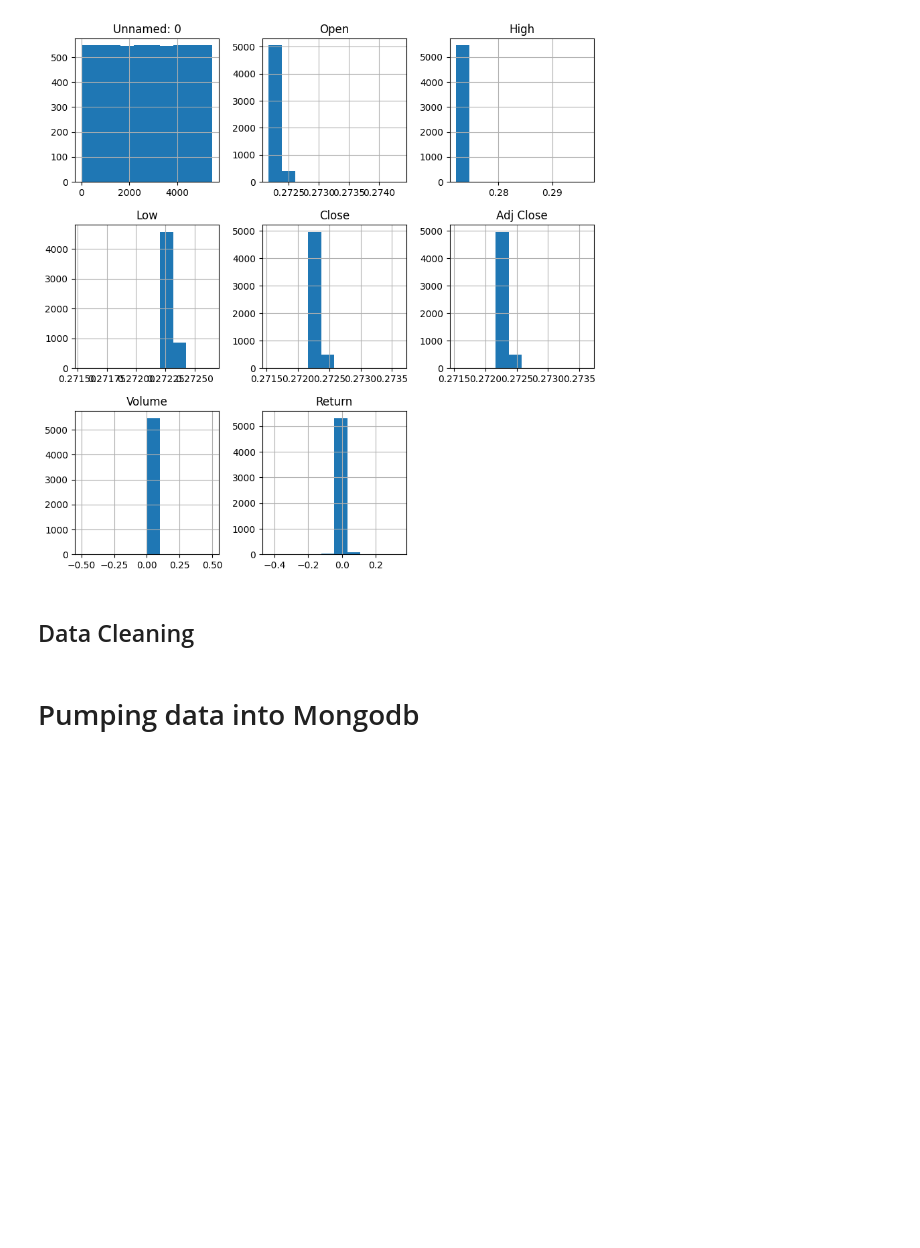
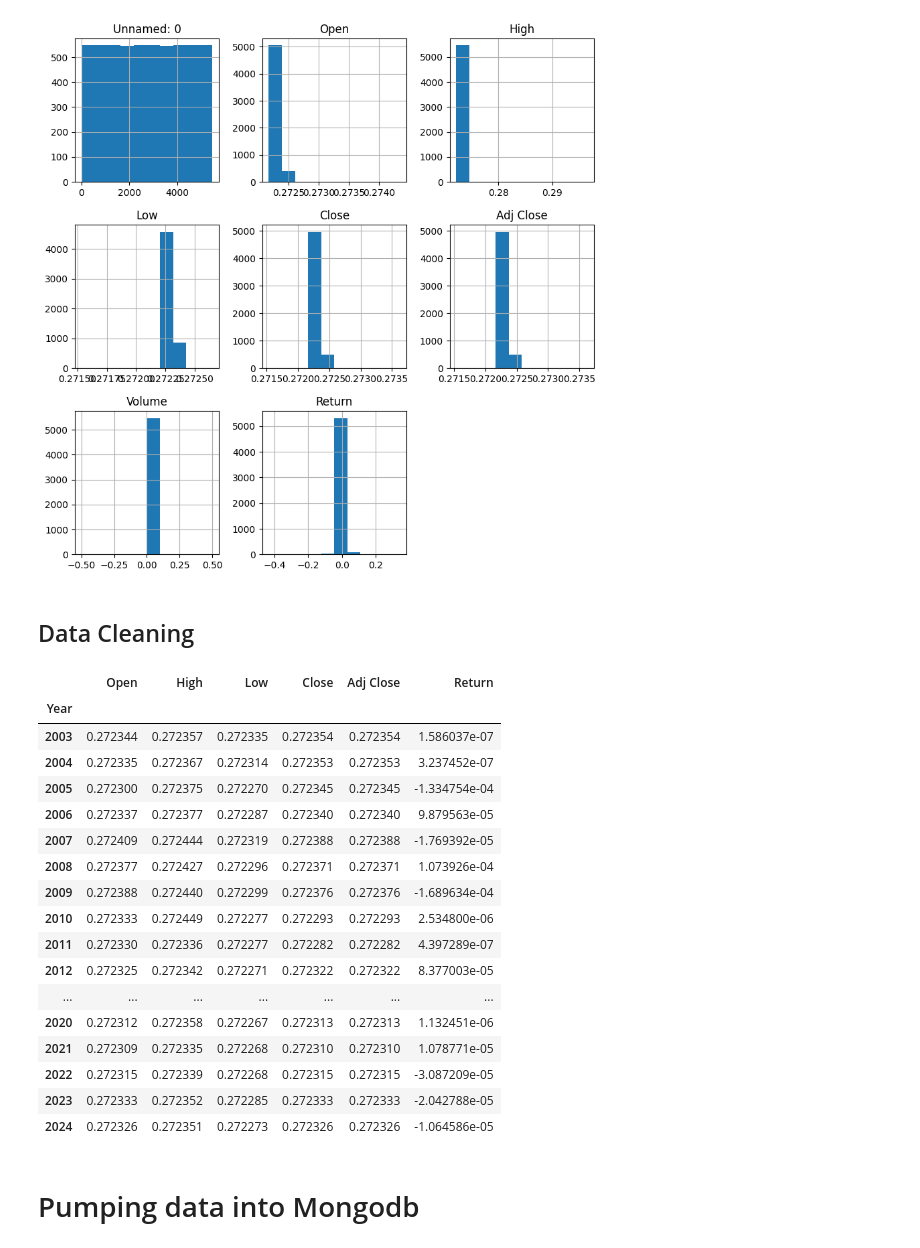
Before and after one commit to codyy6/Ocean-Dubai-House-Rental-and-Sales-Prediction, a Jupyter notebook: Currency Strength EDA.ipynb, the cells around one changed output. Drawn from its saved outputs; the diff is of its cells as text; code cells hidden in the pictures; blank space fills up the shorter version.

Commit message:
feat: done grouping for Annual and Quarterly

```diff
--- a/Currency Strength EDA.ipynb
+++ b/Currency Strength EDA.ipynb
@@ -109,4 +109,34 @@ cols_to_drop = [col for col in aed_to_usd_df.columns if aed_to_usd_df[col].nuniq
 aed_to_usd_df = aed_to_usd_df.drop(columns=cols_to_drop)
 # %%
 aed_to_usd_df.drop(columns=['Unnamed: 0'], inplace = True)
+# %%
+# Ensure the date column is in datetime format
+aed_to_usd_df['Date'] = pd.to_datetime(aed_to_usd_df['Date'])
+
+# Extract the year from the date column
+aed_to_usd_df['Year'] = aed_to_usd_df['Date'].dt.year
+
+aed_to_usd_df.drop('Date', axis=1, inplace=True)
+
+# Group by the year
+aed_to_usd_grouped_by_year = aed_to_usd_df.groupby('Year').mean()
+# %% [output]
+|  | Open | High | Low | Close | Adj Close | Return |
+| Year |  |  |  |  |  |  |
+| 2003 | 0.272344 | 0.272357 | 0.272335 | 0.272354 | 0.272354 | 1.586037e-07 |
+| 2004 | 0.272335 | 0.272367 | 0.272314 | 0.272353 | 0.272353 | 3.237452e-07 |
+| 2005 | 0.272300 | 0.272375 | 0.272270 | 0.272345 | 0.272345 | -1.334754e-04 |
+| 2006 | 0.272337 | 0.272377 | 0.272287 | 0.272340 | 0.272340 | 9.879563e-05 |
+| 2007 | 0.272409 | 0.272444 | 0.272319 | 0.272388 | 0.272388 | -1.769392e-05 |
+| 2008 | 0.272377 | 0.272427 | 0.272296 | 0.272371 | 0.272371 | 1.073926e-04 |
+| 2009 | 0.272388 | 0.272440 | 0.272299 | 0.272376 | 0.272376 | -1.689634e-04 |
+| 2010 | 0.272333 | 0.272449 | 0.272277 | 0.272293 | 0.272293 | 2.534800e-06 |
+| 2011 | 0.272330 | 0.272336 | 0.272277 | 0.272282 | 0.272282 | 4.397289e-07 |
+| 2012 | 0.272325 | 0.272342 | 0.272271 | 0.272322 | 0.272322 | 8.377003e-05 |
+| ... | ... | ... | ... | ... | ... | ... |
+| 2020 | 0.272312 | 0.272358 | 0.272267 | 0.272313 | 0.272313 | 1.132451e-06 |
+| 2021 | 0.272309 | 0.272335 | 0.272268 | 0.272310 | 0.272310 | 1.078771e-05 |
+| 2022 | 0.272315 | 0.272339 | 0.272268 | 0.272315 | 0.272315 | -3.087209e-05 |
+| 2023 | 0.272333 | 0.272352 | 0.272285 | 0.272333 | 0.272333 | -2.042788e-05 |
+| 2024 | 0.272326 | 0.272351 | 0.272273 | 0.272326 | 0.272326 | -1.064586e-05 |
 # %%
```
Also changed, not shown: parts of 2 cells of this notebook, 1 other file.
